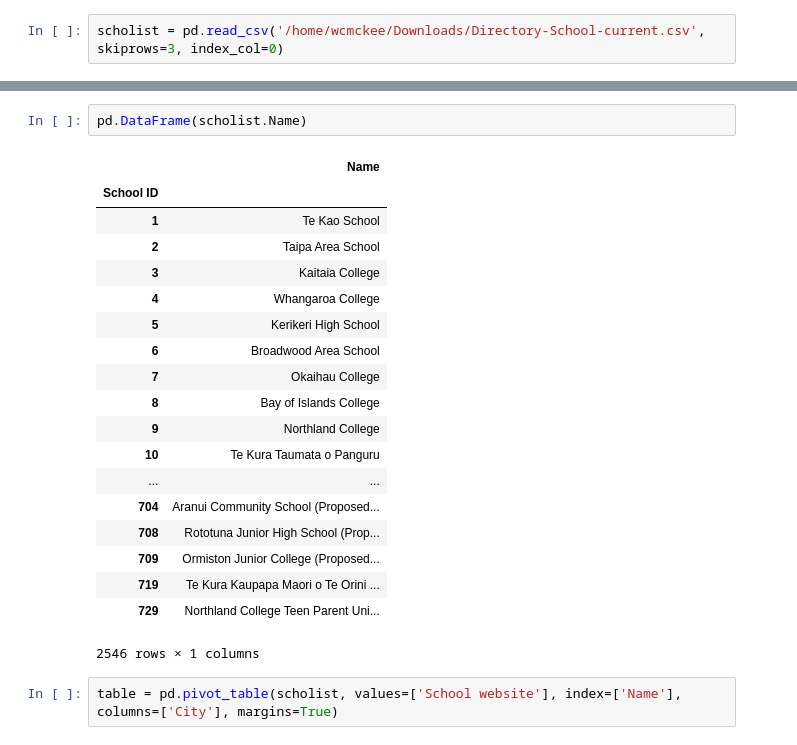
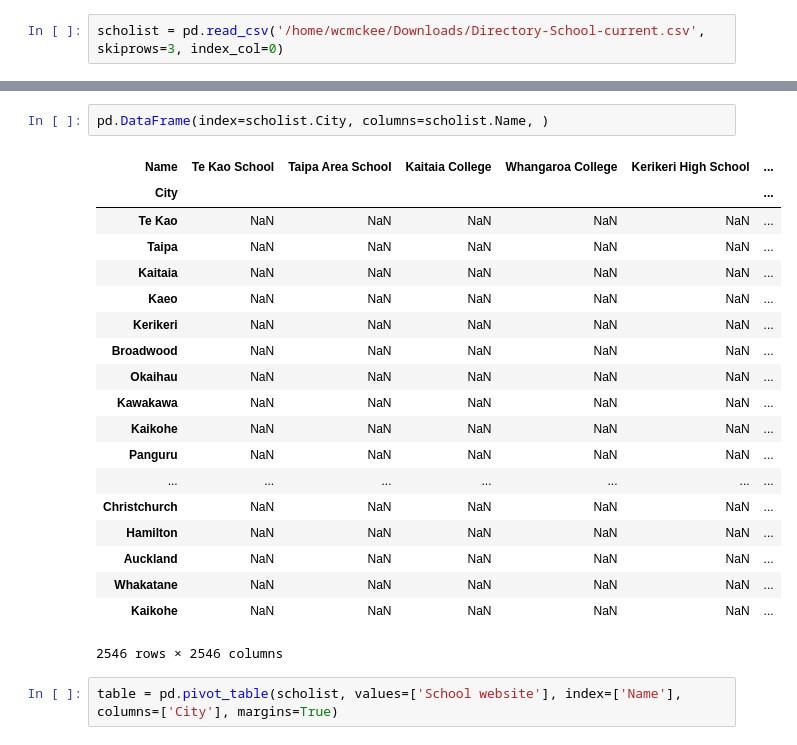
Before and after one commit to wcmckee/ece-display, a Jupyter notebook: curschopanda.ipynb, the cells around one changed output, grey strips where cells are left out. Saved outputs shown, nothing was run; the diff lists cells and outputs as text.

```diff
--- a/curschopanda.ipynb
+++ b/curschopanda.ipynb
@@ -32,25 +33,25 @@ scholist
 # %%
-pd.DataFrame(scholist.Name)
+pd.DataFrame(index=scholist.City, columns=scholist.Name, )
 # %% [output]
-|  | Name |
-| School ID |  |
-| 1 | Te Kao School |
-| 2 | Taipa Area School |
-| 3 | Kaitaia College |
-| 4 | Whangaroa College |
-| 5 | Kerikeri High School |
-| 6 | Broadwood Area School |
-| 7 | Okaihau College |
-| 8 | Bay of Islands College |
-| 9 | Northland College |
-| 10 | Te Kura Taumata o Panguru |
-| ... | ... |
-| 704 | Aranui Community School (Proposed... |
-| 708 | Rototuna Junior High School (Prop... |
-| 709 | Ormiston Junior College (Proposed... |
-| 719 | Te Kura Kaupapa Maori o Te Orini ... |
-| 729 | Northland College Teen Parent Uni... |
+| Name | Te Kao School | Taipa Area School | Kaitaia College | Whangaroa College | Kerikeri High School | ... |
+| City |  |  |  |  |  | ... |
+| Te Kao | NaN | NaN | NaN | NaN | NaN | ... |
+| Taipa | NaN | NaN | NaN | NaN | NaN | ... |
+| Kaitaia | NaN | NaN | NaN | NaN | NaN | ... |
+| Kaeo | NaN | NaN | NaN | NaN | NaN | ... |
+| Kerikeri | NaN | NaN | NaN | NaN | NaN | ... |
+| Broadwood | NaN | NaN | NaN | NaN | NaN | ... |
+| Okaihau | NaN | NaN | NaN | NaN | NaN | ... |
+| Kawakawa | NaN | NaN | NaN | NaN | NaN | ... |
+| Kaikohe | NaN | NaN | NaN | NaN | NaN | ... |
+| Panguru | NaN | NaN | NaN | NaN | NaN | ... |
+| ... | ... | ... | ... | ... | ... | ... |
+| Christchurch | NaN | NaN | NaN | NaN | NaN | ... |
+| Hamilton | NaN | NaN | NaN | NaN | NaN | ... |
+| Auckland | NaN | NaN | NaN | NaN | NaN | ... |
+| Whakatane | NaN | NaN | NaN | NaN | NaN | ... |
+| Kaikohe | NaN | NaN | NaN | NaN | NaN | ... |
-2546 rows × 1 columns
+2546 rows × 2546 columns
 # %%
 table = pd.pivot_table(scholist, values=['School website'], index=['Name'], columns=['City'], margins=True)
 # %% [output]
```
Also changed, not shown: parts of 3 cells of this notebook.
